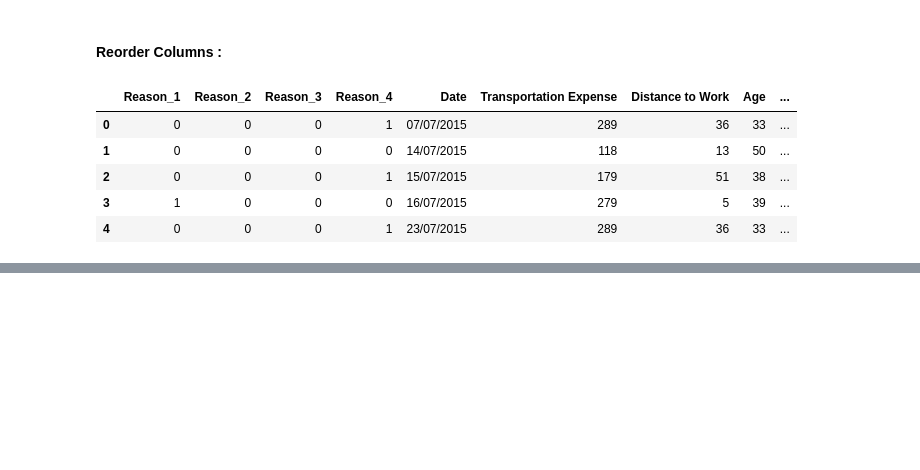
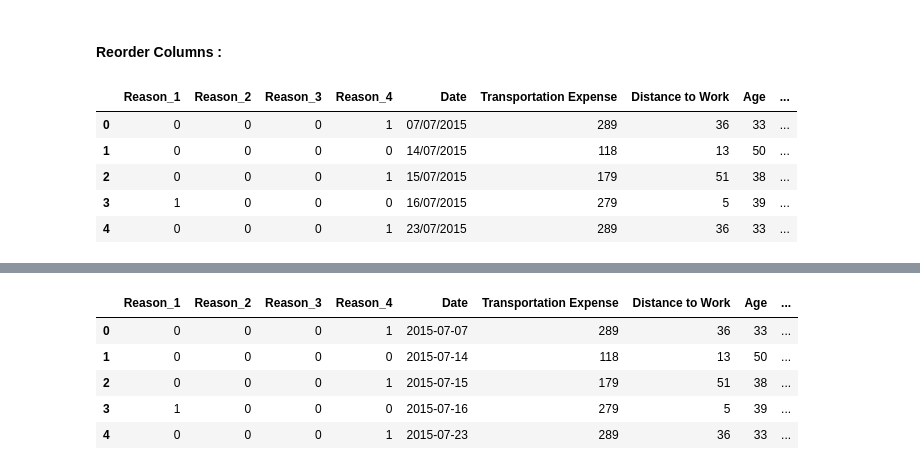
Before and after one commit to Veerangana-Dash/DataScience_Notebook, a Jupyter notebook: Case_Study/Absenteeism_Master/Absenteeism-Preprocessing.ipynb, the cells around one changed output, grey strips where cells are left out. Saved outputs shown, nothing was run; the diff lists cells and outputs as text; code cells hidden in the pictures; blank space fills up the shorter version.

```diff
--- a/Case_Study/Absenteeism_Master/Absenteeism-Preprocessing.ipynb
+++ b/Case_Study/Absenteeism_Master/Absenteeism-Preprocessing.ipynb
@@ -293,0 +469,13 @@ df.head()
+# %%
+def date_to_weekday(date_value):
+    return date_value.weekday()
+# %%
+df_reason_mod['Day of the week'] = df_reason_mod['Date'].apply(date_to_weekday)
+df_reason_mod.head()
+# %% [output]
+|  | Reason_1 | Reason_2 | Reason_3 | Reason_4 | Date | Transportation Expense | Distance to Work | Age | ... |
+| 0 | 0 | 0 | 0 | 1 | 2015-07-07 | 289 | 36 | 33 | ... |
+| 1 | 0 | 0 | 0 | 0 | 2015-07-14 | 118 | 13 | 50 | ... |
+| 2 | 0 | 0 | 0 | 1 | 2015-07-15 | 179 | 51 | 38 | ... |
+| 3 | 1 | 0 | 0 | 0 | 2015-07-16 | 279 | 5 | 39 | ... |
+| 4 | 0 | 0 | 0 | 1 | 2015-07-23 | 289 | 36 | 33 | ... |
```
Also changed, not shown: parts of 49 cells of this notebook, 1 other file.
